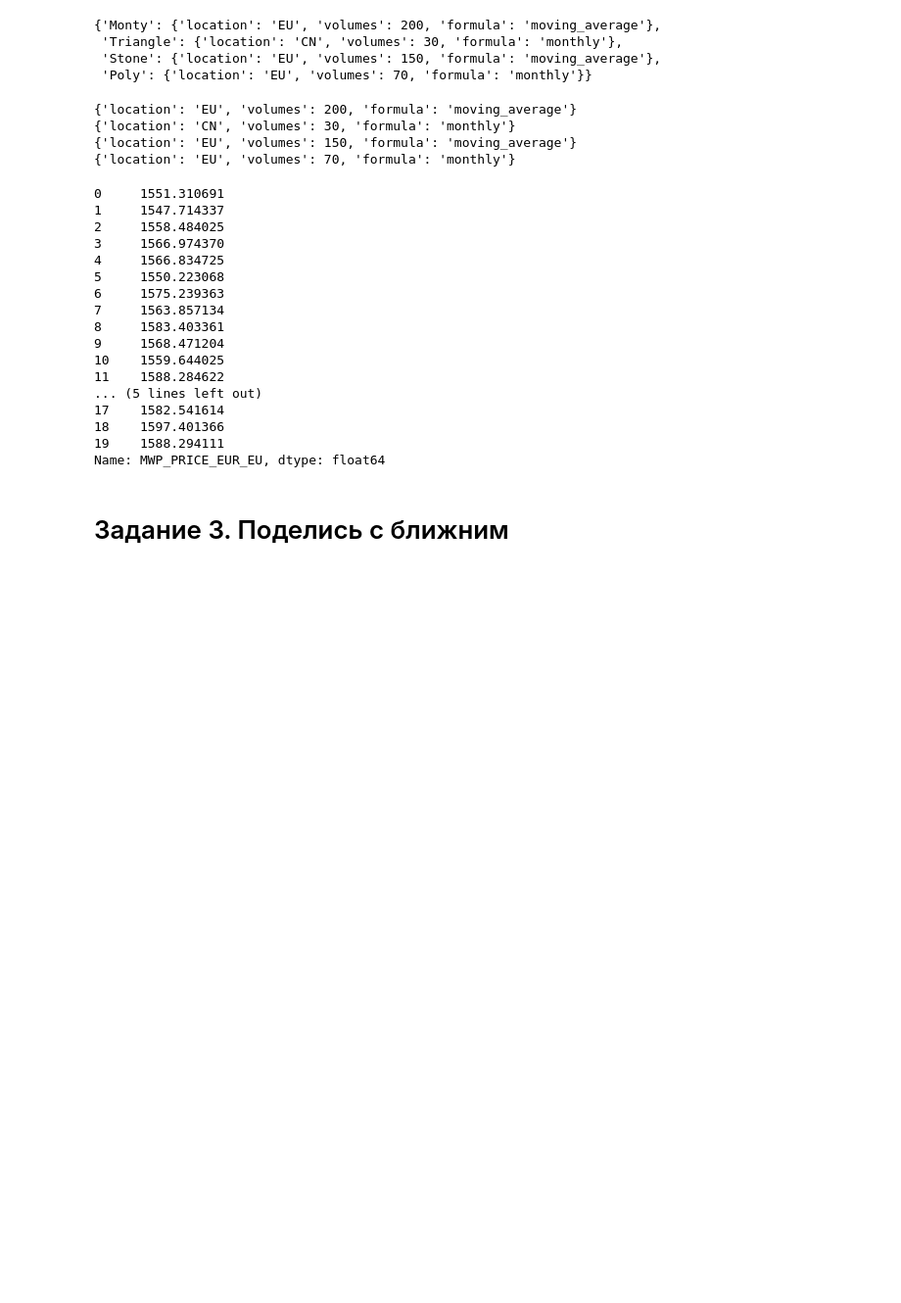
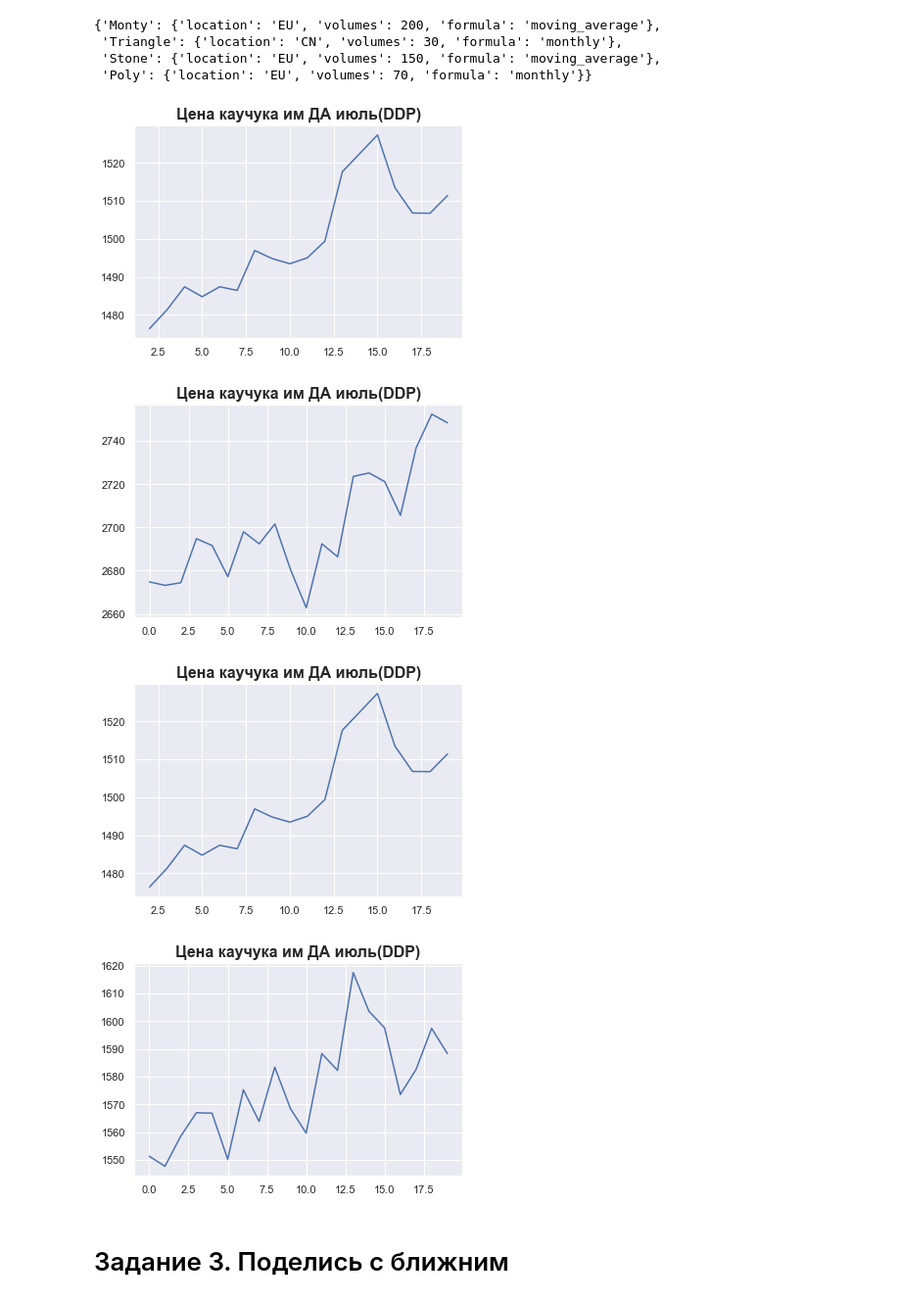
Before and after one commit to Andrewekb/study_for_github, a Jupyter notebook: hometask_SyntheticRubber.ipynb, the cells around one changed output. Shown at 98% size. Cells and saved outputs as stored; diff of their text form; code cells hidden in the pictures; blank space fills up the shorter version.

```diff
--- a/hometask_SyntheticRubber.ipynb
+++ b/hometask_SyntheticRubber.ipynb
@@ -277,42 +266,47 @@ def formula():      # Здесь выбирается нужная формул
             return df_all['MWP_PRICE_EUR_EU'] * volumes() * 10 + location()
         else:
             return df_all['MWP_PRICE_USD_CN'] * volumes()* 10 + location()
-# %%
-for client in customers.values():
-    print(client)
-# %% [output]
-{'location': 'EU', 'volumes': 200, 'formula': 'moving_average'}
-{'location': 'CN', 'volumes': 30, 'formula': 'monthly'}
-{'location': 'EU', 'volumes': 150, 'formula': 'moving_average'}
-{'location': 'EU', 'volumes': 70, 'formula': 'monthly'}
-# %%
-# В цикле перебираю клиентов, подставляю функцию formula, она, в свою очередь, принимает переменные из двух первых функций
-total = []
-for client in customers.values():
-
-    o = client
-    client_price = formula()
-    total.append(client_price)
-
-print(total[3])
-# %% [output]
-0     1551.310691
-1     1547.714337
-2     1558.484025
-3     1566.974370
-4     1566.834725
-5     1550.223068
-6     1575.239363
-7     1563.857134
-8     1583.403361
-9     1568.471204
-10    1559.644025
-11    1588.284622
-... (5 lines left out)
-17    1582.541614
-18    1597.401366
-19    1588.294111
-Name: MWP_PRICE_EUR_EU, dtype: float64
+# %%
+# Создаем директорию для ценовых предложений клиентам
+price_proposals_path = 'client_wbp_price_proposals'
+if not os.path.exists(price_proposals_path):
+    os.mkdir(price_proposals_path)
+# %%
+# В цикле перебираю клиентов, подставляю функцию formula, она, в свою очередь, принимает переменные из двух
+# первых функций. Создаю файл для каждого клиента
+
+
+
+
+for client, o in customers.items():
+
+    client_proposal_file_path = os.path.join(price_proposals_path, f'{client}_mwp_price_proposal.xlsx')
+    client_price = formula()
+
+
+    with pd.ExcelWriter(client_proposal_file_path, engine='xlsxwriter') as writer:
+        client_price.to_excel(writer, sheet_name='price_proposal')
+
+        plot_path = f'{client}_wbp.png'
+        plt.title('Цена каучука им ДА июль(DDP)', fontsize=16, fontweight='bold')
+        plt.plot(client_price)
+        plt.savefig(plot_path)
+        plt.show()
+        worksheet = writer.sheets['price_proposal']
+        worksheet.insert_image('C2',plot_path)
+
+
+# добавляю график на лист
+
+
+for k,v in customers.items():
+    if os.path.exists(f"{k}_wbp.png"):
+        os.remove(f"{k}_wbp.png")
+# %% [output]
+[figure, added]
+[figure, added]
+[figure, added]
+[figure, added]
 # %% [markdown]
 # Задание 3. Поделись с ближним
 # %% [markdown]
```
Also changed, not shown: parts of 5 cells of this notebook, 5 other files.
